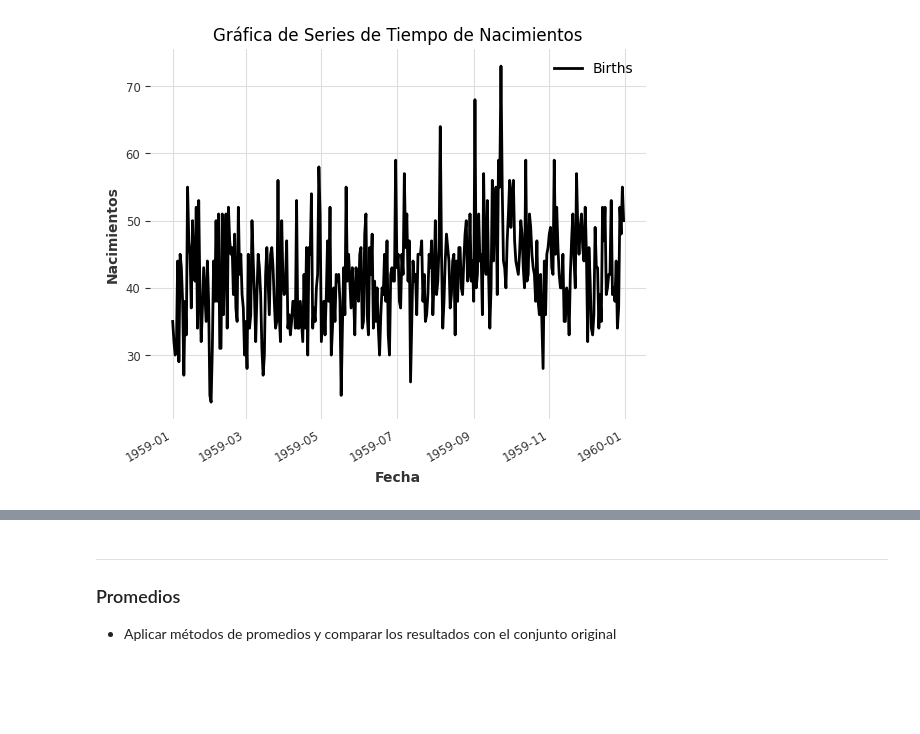
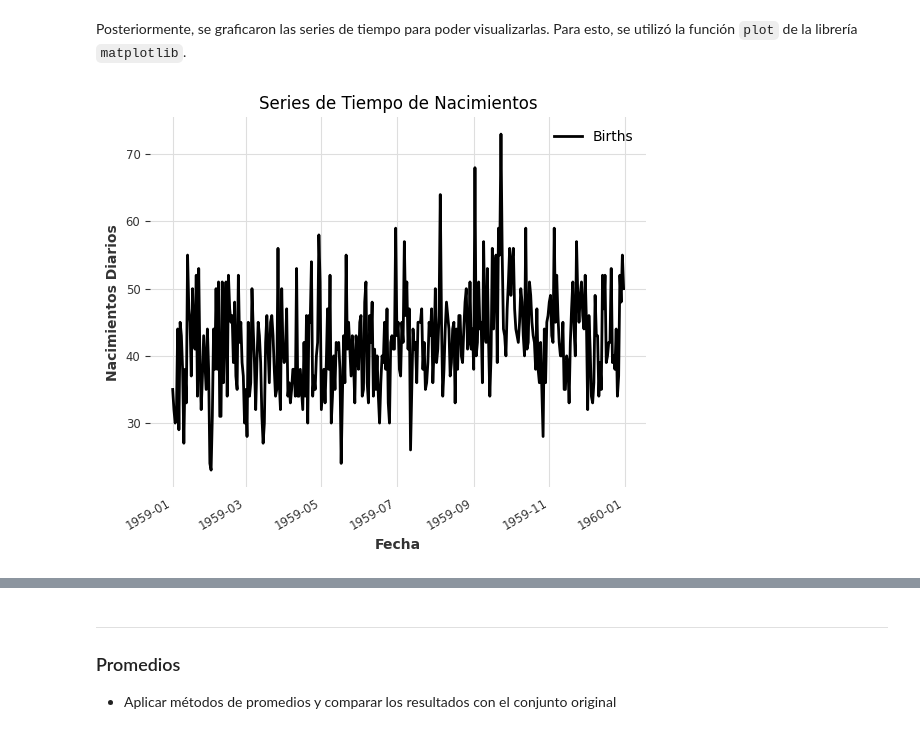
Before and after one commit to 20Candy/lab3_dataScience, a Jupyter notebook: ejercicio1_births.ipynb, the cells around one changed output, grey strips where cells are left out. Drawn from its saved outputs; the diff is of its cells as text; code cells hidden in the pictures; blank space fills up the shorter version.

```diff
--- a/ejercicio1_births.ipynb
+++ b/ejercicio1_births.ipynb
@@ -30,0 +15,6 @@ dataframe.head(10)
+# %%
+# Cargar los datos
+births = pd.read_csv("data/daily-total-female-births.csv", delimiter=",")
+car = pd.read_csv("data/monthly-car-sales.csv", delimiter=",")
+temperature = pd.read_csv("data/monthly-mean-temp.csv", delimiter=",")
+shampoo = pd.read_csv('data/shampoo.csv', delimiter=",")
@@ -31,14 +59,19 @@ dataframe.head(10)
+# %% [markdown]
+Posteriormente, se graficaron las series de tiempo para poder visualizarlas. Para esto, se utilizó la función `plot` de la librería `matplotlib`.
+# %%
+# Cargar la serie de tiempo
+ts_births = TimeSeries.from_dataframe(births, 'Date', 'Births')
+ts_car = TimeSeries.from_dataframe(car, 'Month', 'Sales')
+ts_temperature = TimeSeries.from_dataframe(temperature, 'Month', 'Temperature')
+ts_shampoo = TimeSeries.from_dataframe(shampoo, 'Month', 'Sales', freq="MS")
 # %%
-# Cargar la serie de tiempo
-ts = TimeSeries.from_dataframe(dataframe, 'Date', 'Births')
+# Graficar la serie de tiempo
+fig, ax = plt.subplots()
+ts_births.plot(ax=ax)
 
-# Crear la gráfica de serie de tiempo
-fig, ax = plt.subplots()
-ts.plot(ax=ax)
-
-ax.set_title("Gráfica de Series de Tiempo de Nacimientos")
+ax.set_title("Series de Tiempo de Nacimientos")
 ax.set_xlabel("Fecha")
-ax.set_ylabel("Nacimientos")
+ax.set_ylabel("Nacimientos Diarios")
 plt.show()
 # %% [output]
-[figure, old version]
+[figure, new version]
```
Also changed, not shown: parts of 12 cells of this notebook.
